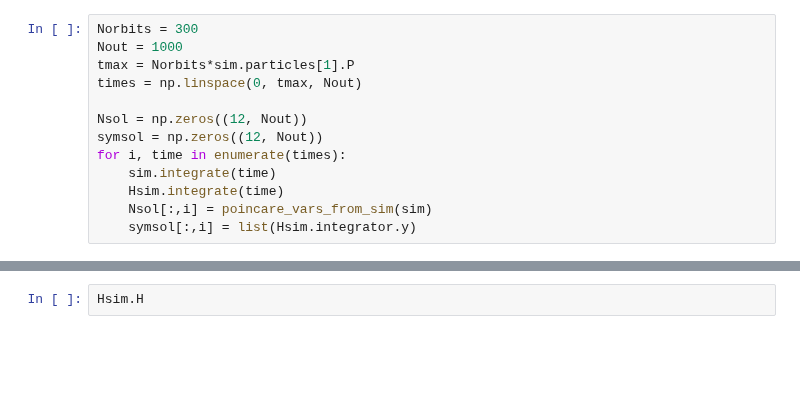
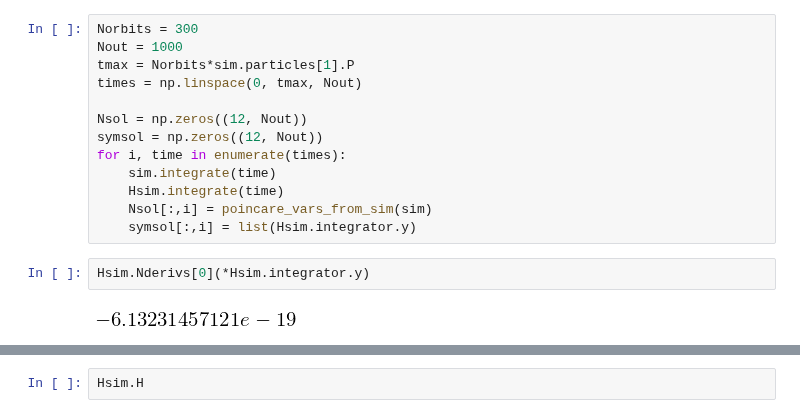
Before and after one commit to shadden/celmech, a Jupyter notebook: HamiltonianPoincare.ipynb, the cells around one changed output, grey strips where cells are left out. Cells and saved outputs as stored; diff of their text form; blank space fills up the shorter version.

```diff
--- a/HamiltonianPoincare.ipynb
+++ b/HamiltonianPoincare.ipynb
@@ -49,6 +54,10 @@ for i, time in enumerate(times):
     Hsim.integrate(time)
     Nsol[:,i] = poincare_vars_from_sim(sim)
     symsol[:,i] = list(Hsim.integrator.y)
+# %%
+Hsim.Nderivs[0](*Hsim.integrator.y)
+# %% [output]
+[figure, added]
 # %%
 %matplotlib inline
 import matplotlib.pyplot as plt
```
Also changed, not shown: parts of 4 cells of this notebook, 1 other file.
